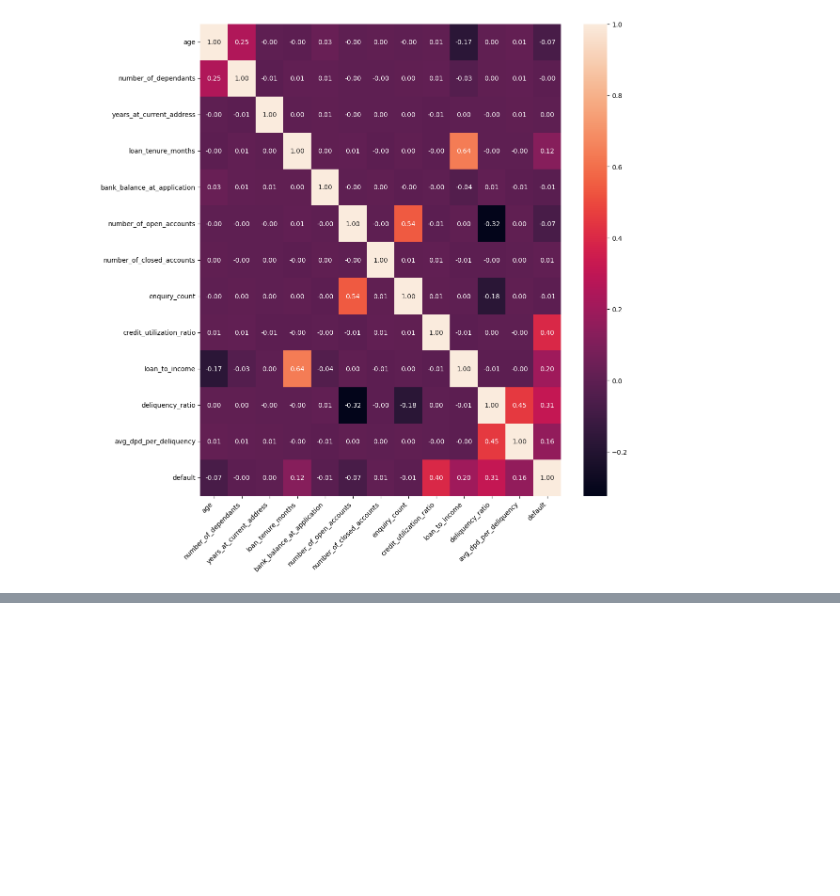
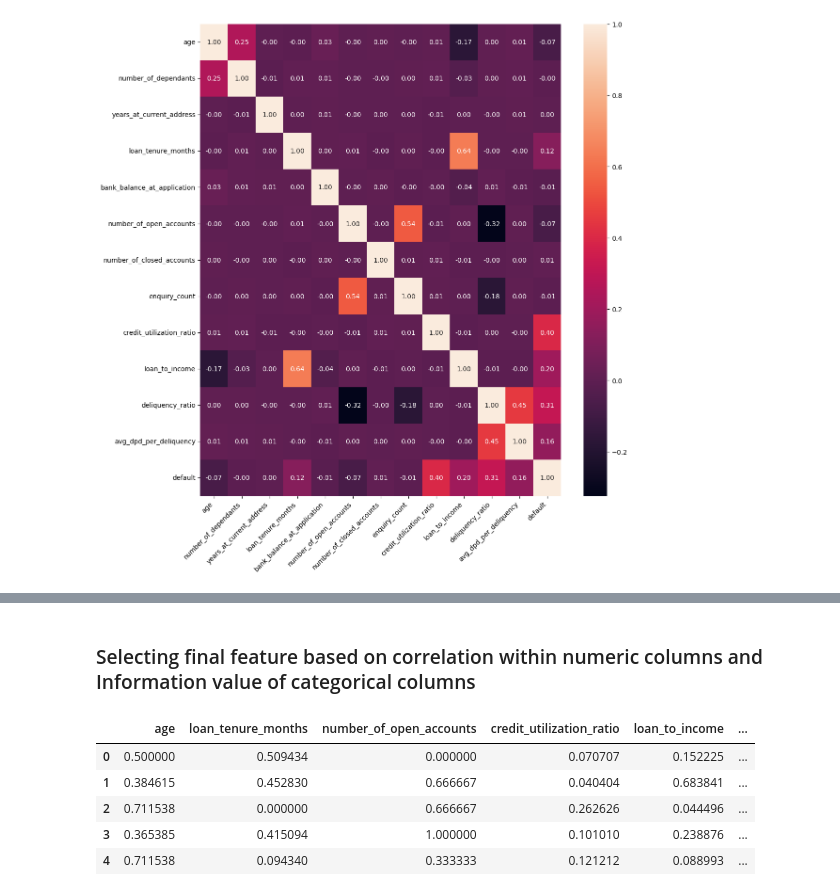
Before and after one commit to HMurawski/Credit-Score-Modelling, a Jupyter notebook: notebooks/03_feature_engineering.ipynb, the cells around one changed output, grey strips where cells are left out. Drawn from its saved outputs; the diff is of its cells as text; code cells hidden in the pictures; blank space fills up the shorter version.

```diff
--- a/notebooks/03_feature_engineering.ipynb
+++ b/notebooks/03_feature_engineering.ipynb
@@ -250,0 +309,14 @@ plt.show()
+# %% [markdown]
+### Selecting final feature based on correlation within numeric columns and Information value of categorical columns
+# %%
+selected_features = ["age", "loan_tenure_months", "number_of_open_accounts", "credit_utilization_ratio", "loan_to_income", "deliquency_ratio", "avg_dpd_per_deliquency", "loan_purpose", "residence_type", "loan_type"]
+# %%
+X_train_reduced = X_train_cleaned[selected_features].copy()
+X_train_reduced.head()
+# %% [output]
+|  | age | loan_tenure_months | number_of_open_accounts | credit_utilization_ratio | loan_to_income | ... |
+| 0 | 0.500000 | 0.509434 | 0.000000 | 0.070707 | 0.152225 | ... |
+| 1 | 0.384615 | 0.452830 | 0.666667 | 0.040404 | 0.683841 | ... |
+| 2 | 0.711538 | 0.000000 | 0.666667 | 0.262626 | 0.044496 | ... |
+| 3 | 0.365385 | 0.415094 | 1.000000 | 0.101010 | 0.238876 | ... |
+| 4 | 0.711538 | 0.094340 | 0.333333 | 0.121212 | 0.088993 | ... |
```
Also changed, not shown: parts of 8 cells of this notebook, 1 other file.
